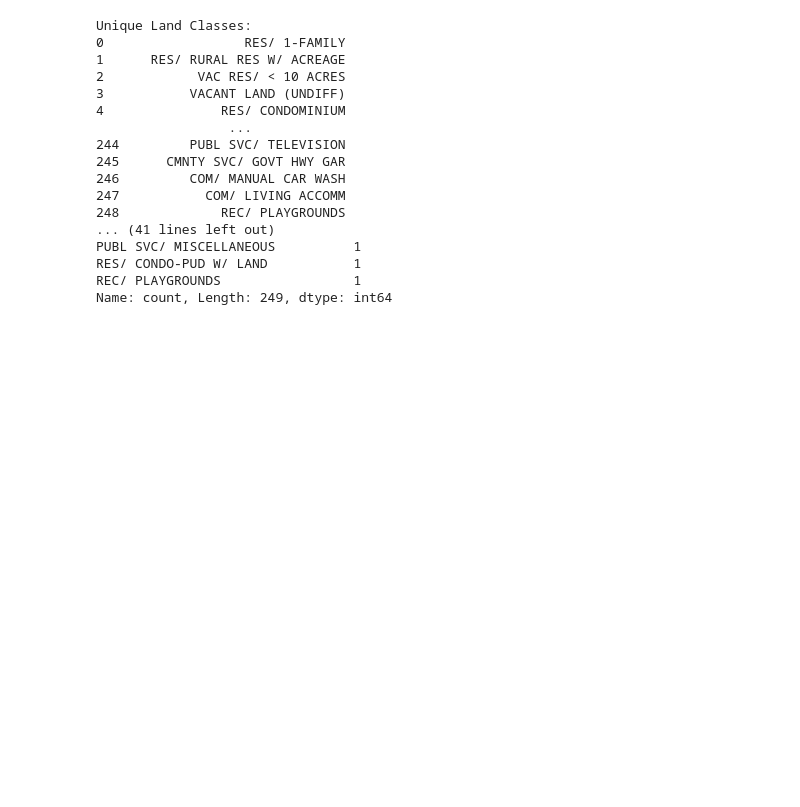
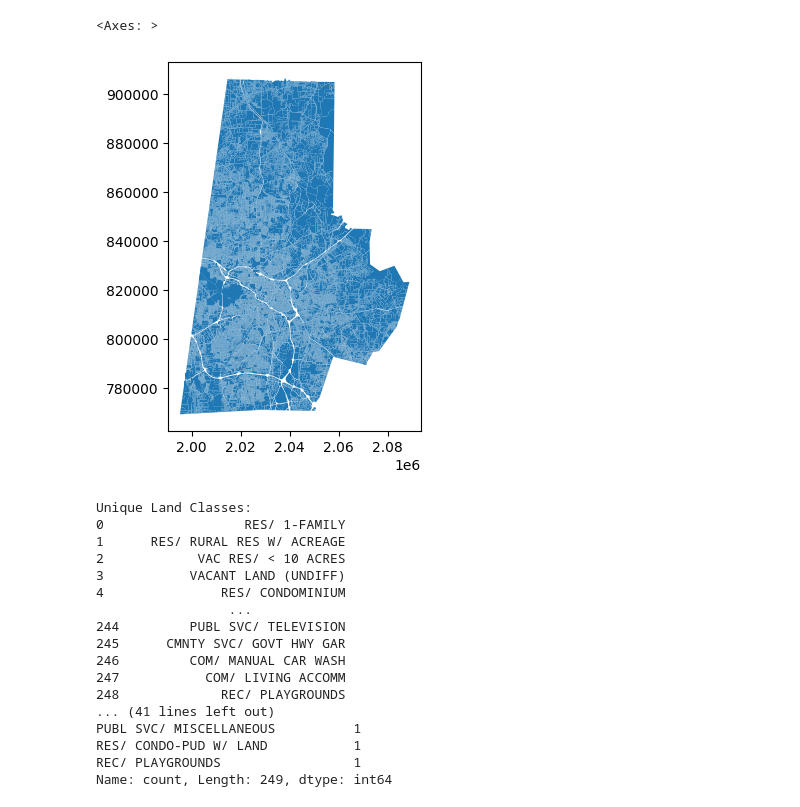
Before and after one commit to alexbarr1303/durham-public-schools, a Jupyter notebook: src/eda.ipynb, the cells around one changed output. Saved outputs shown, nothing was run; the diff lists cells and outputs as text; code cells hidden in the pictures; blank space fills up the shorter version.

```diff
--- a/src/eda.ipynb
+++ b/src/eda.ipynb
@@ -4,4 +4,11 @@ import pandas as pd
 
 pd.set_option("display.max_rows", None)
 pd.set_option("display.max_columns", None)
+# %%
+parcels = gpd.read_file("../data/Durham_Tax_Parcels.gdb")
+# %%
+parcels.plot()
+# %% [output]
+<Axes: >
+[figure, added]
 # %%
```
Also changed, not shown: parts of 1 cell of this notebook, 4 other files.
